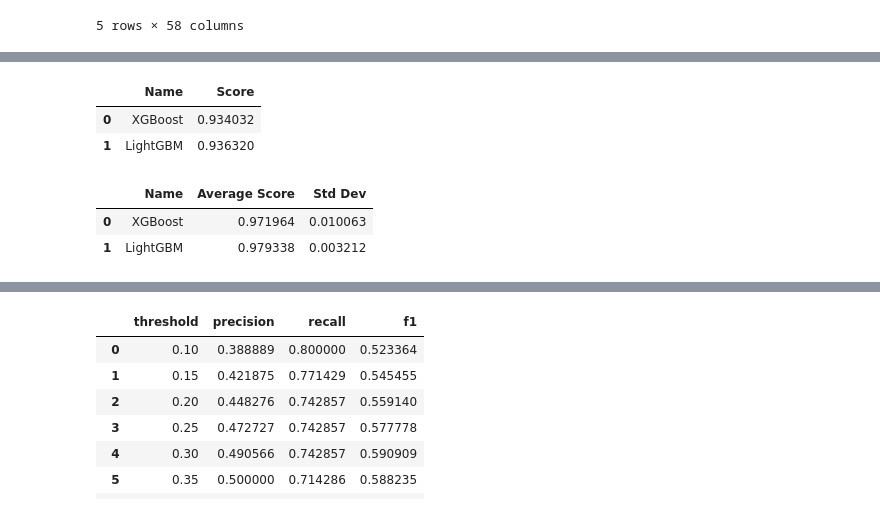
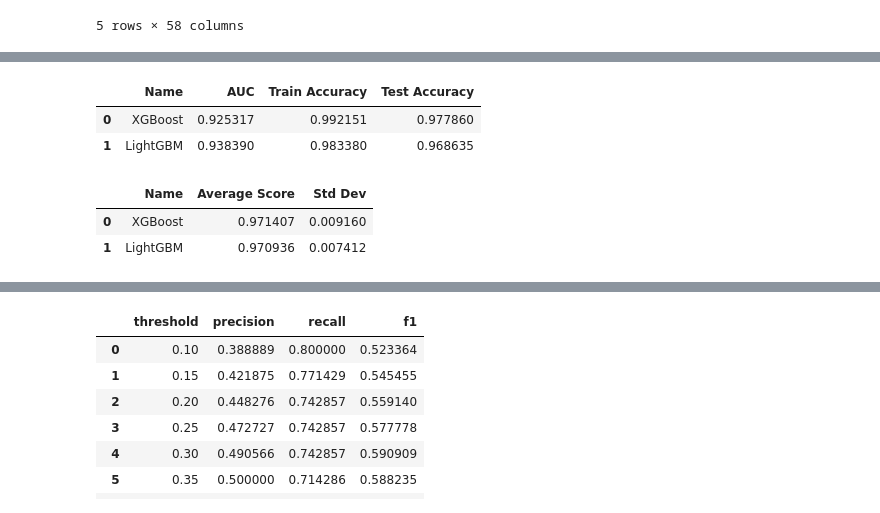
Before and after one commit to cedrictongg/COMP542-Group-8, a Jupyter notebook: NBA Prediction.ipynb, the cells around one changed output, grey strips where cells are left out. Cells and saved outputs as stored; diff of their text form; code cells hidden in the pictures.

Commit message:
fix: resolve 100% accuracy / overfitting issue

```diff
--- a/NBA Prediction.ipynb
+++ b/NBA Prediction.ipynb
@@ -339,37 +339,59 @@ models = [
         scale_pos_weight=weight,
         eval_metric="auc", # documentation says to use AUC for evaluation for imbalanced datasets
         random_state=random_state,
-        # tree_method="hist",
-        # predictor="gpu_predictor"
+        n_estimators=1000,
+        learning_rate=0.1,
+        max_depth=6,
+        subsample=0.1,
+        colsample_bytree=0.5,
+        reg_alpha=2,
+        reg_lambda=2,
         n_jobs=-1
     )),
     ("LightGBM", lgb.LGBMClassifier(
         is_unbalance=True,
         random_state=random_state,
+        max_depth=6,
+        n_estimators=1000,
+        learning_rate=0.1,
+        reg_alpha=2,
+        reg_lambda=2,
+        min_split_gain=2,
         verbose=-1,
         n_jobs=-1
     ))
 ]
 # %%
-from sklearn.metrics import roc_auc_score
+from sklearn.metrics import roc_auc_score, accuracy_score
 # fit models
 
 results = []
 
 for name, model in models:
     model.fit(X_train_selected, y_train)
+
     pred = model.predict(X_test_selected)
     prob = model.predict_proba(X_test_selected)[:, 1]
 
+    train_pred = model.predict(X_train_selected)
+    train_accuracy = accuracy_score(y_train, train_pred)
+    test_accuracy = accuracy_score(y_test, pred)
+
     auc = roc_auc_score(y_test, prob)
-    results.append({"Name": name, "Score": auc})
+
+    results.append({
+        "Name": name,
+        "AUC": auc,
+        "Train Accuracy": train_accuracy,
+        "Test Accuracy": test_accuracy
+    })
 
 results_df = pd.DataFrame(results)
 results_df.head()
 # %% [output]
-|  | Name | Score |
-| 0 | XGBoost | 0.934032 |
-| 1 | LightGBM | 0.936320 |
+|  | Name | AUC | Train Accuracy | Test Accuracy |
+| 0 | XGBoost | 0.925317 | 0.992151 | 0.977860 |
+| 1 | LightGBM | 0.938390 | 0.983380 | 0.968635 |
 # %%
 from sklearn.model_selection import cross_val_score
 
@@ -383,8 +405,8 @@ cv_results_df = pd.DataFrame(cv_result)
 cv_results_df.head()
 # %% [output]
 |  | Name | Average Score | Std Dev |
-| 0 | XGBoost | 0.971964 | 0.010063 |
-| 1 | LightGBM | 0.979338 | 0.003212 |
+| 0 | XGBoost | 0.971407 | 0.009160 |
+| 1 | LightGBM | 0.970936 | 0.007412 |
 # %%
 from sklearn.model_selection import GridSearchCV, RandomizedSearchCV
 from sklearn.metrics import accuracy_score
```
Also changed, not shown: parts of 5 cells of this notebook.
